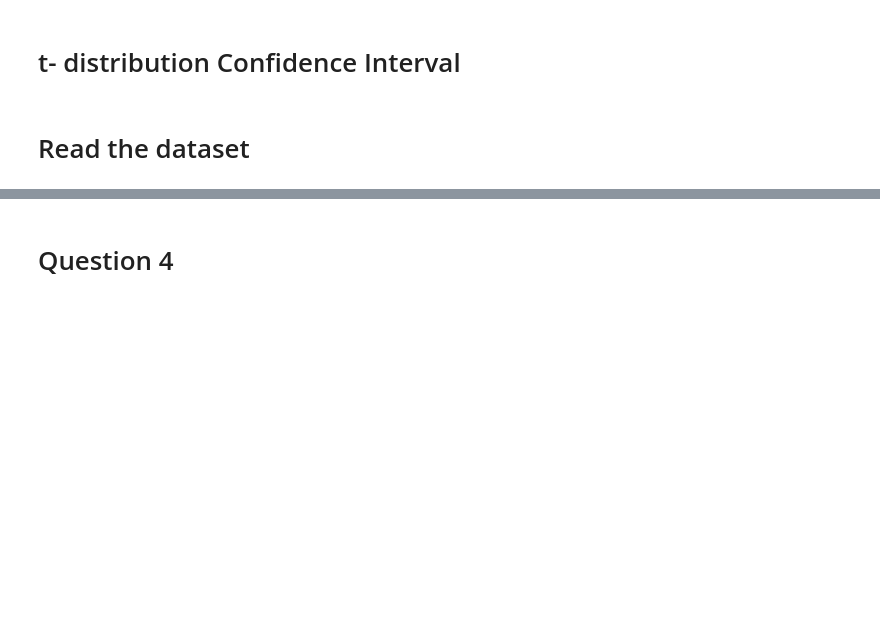
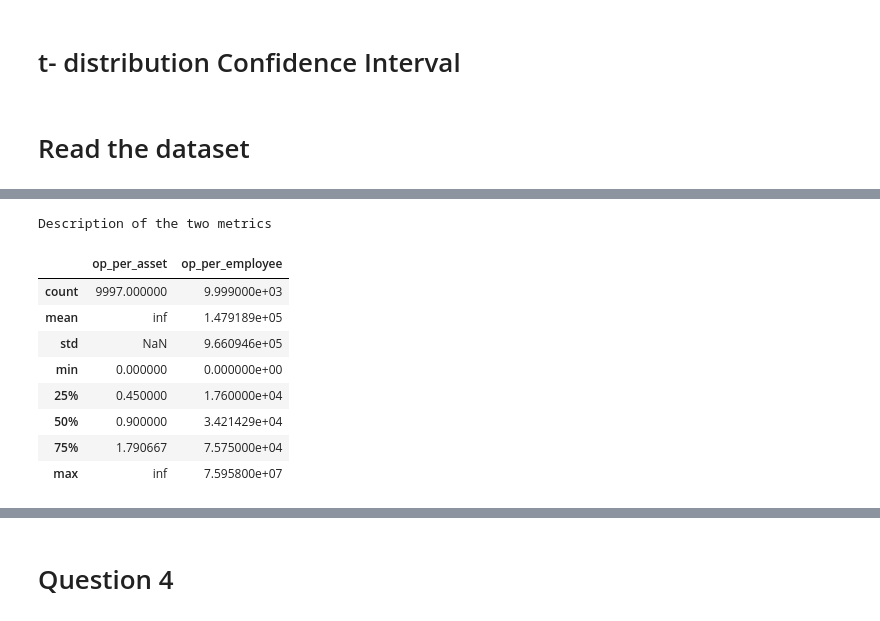
Before and after one commit to sandipto-sanyal/AMPBA-Group-Assignments, a Jupyter notebook: Group 17.ipynb, the cells around one changed output, grey strips where cells are left out. Saved outputs shown, nothing was run; the diff lists cells and outputs as text; code cells hidden in the pictures; blank space fills up the shorter version.

```diff
--- a/Group 17.ipynb
+++ b/Group 17.ipynb
@@ -172,0 +211,3 @@ dtype: object
+# %%
+df_without_outliers = df[df.GOP_Year3_is_outlier==False]
+df_without_outliers.GOP_Year3.describe()
@@ -188,0 +247,16 @@ Mean of Gross output – Year 3 of population is expected to lie between Rs. -85
+# %%
+df_without_outliers['op_per_asset'] = df_without_outliers['GOP_Year3']/df_without_outliers['MKT_VAL_FA']
+df_without_outliers['op_per_employee'] = df_without_outliers['GOP_Year3']/df_without_outliers['EMP_TOTAL']
+print('Description of the two metrics')
+display(df_without_outliers[['op_per_asset','op_per_employee']].describe())
+# %% [output]
+Description of the two metrics
+|  | op_per_asset | op_per_employee |
+| count | 9997.000000 | 9.999000e+03 |
+| mean | inf | 1.479189e+05 |
+| std | NaN | 9.660946e+05 |
+| min | 0.000000 | 0.000000e+00 |
+| 25% | 0.450000 | 1.760000e+04 |
+| 50% | 0.900000 | 3.421429e+04 |
+| 75% | 1.790667 | 7.575000e+04 |
+| max | inf | 7.595800e+07 |
```
Also changed, not shown: parts of 37 cells of this notebook, 3 other files.
